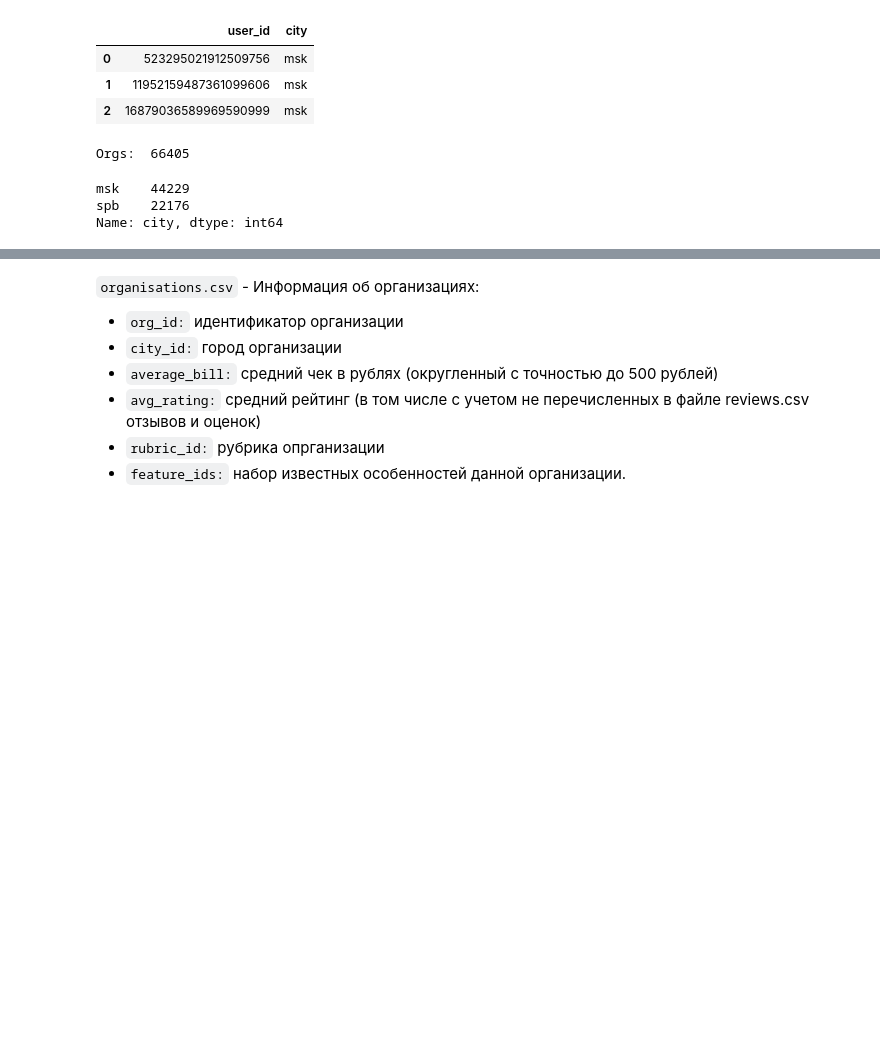
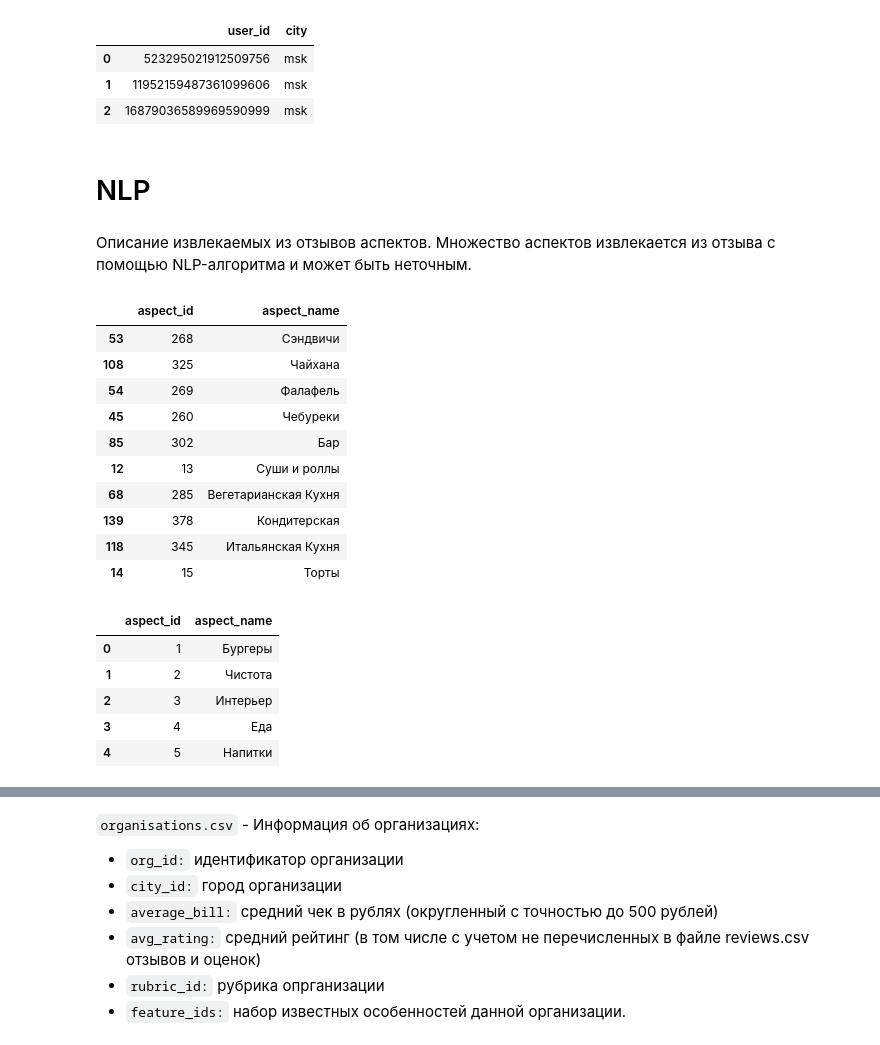
Before and after one commit to a-milenkin/Yandex_Cup_2021, a Jupyter notebook: Milenkin_baseline.ipynb, the cells around one changed output, grey strips where cells are left out. Cells and saved outputs as stored; diff of their text form; code cells hidden in the pictures; blank space fills up the shorter version.

```diff
--- a/Milenkin_baseline.ipynb
+++ b/Milenkin_baseline.ipynb
@@ -32,13 +32,36 @@ Users:  1252801
 | 0 | 523295021912509756 | msk |
 | 1 | 11952159487361099606 | msk |
 | 2 | 16879036589969590999 | msk |
+# %% [markdown]
+# NLP
+# %% [markdown]
+Описание извлекаемых из отзывов аспектов. Множество аспектов извлекается из отзыва с помощью NLP-алгоритма и может быть неточным.
+# %%
+aspects = pd.read_csv('data/aspects.csv')
+aspects.sample(10)
+#orgs.city.value_counts()
+# %% [output]
+|  | aspect_id | aspect_name |
+| 53 | 268 | Сэндвичи |
+| 108 | 325 | Чайхана |
+| 54 | 269 | Фалафель |
+| 45 | 260 | Чебуреки |
+| 85 | 302 | Бар |
+| 12 | 13 | Суши и роллы |
+| 68 | 285 | Вегетарианская Кухня |
+| 139 | 378 | Кондитерская |
+| 118 | 345 | Итальянская Кухня |
+| 14 | 15 | Торты |
 # %%
-orgs = pd.read_csv('data/organisations.csv') # Описание извлекаемых из отзывов аспектов.
+aspects = pd.read_csv('data/aspects.csv') # Описание извлекаемых из отзывов аспектов.
 # Множество аспектов извлекается из отзыва с помощью NLP-алгоритма и может быть неточным.
-print('Orgs: ', orgs['org_id'].nunique())
-orgs.city.value_counts()
+#print('aspects: ', orgs['org_id'].nunique())
+aspects.head()
+#orgs.city.value_counts()
 # %% [output]
-Orgs:  66405
-msk    44229
-spb    22176
-Name: city, dtype: int64
+|  | aspect_id | aspect_name |
+| 0 | 1 | Бургеры |
+| 1 | 2 | Чистота |
+| 2 | 3 | Интерьер |
+| 3 | 4 | Еда |
+| 4 | 5 | Напитки |
```
Also changed, not shown: parts of 16 cells of this notebook.
